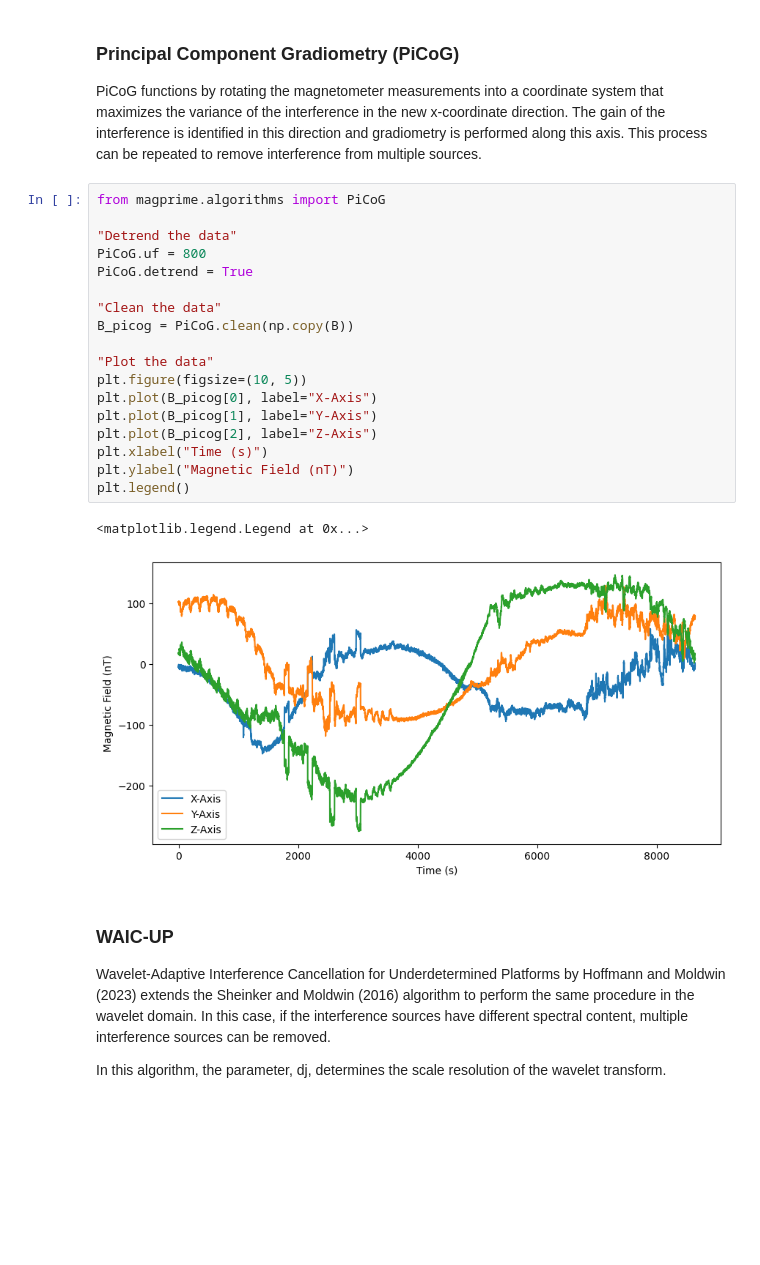
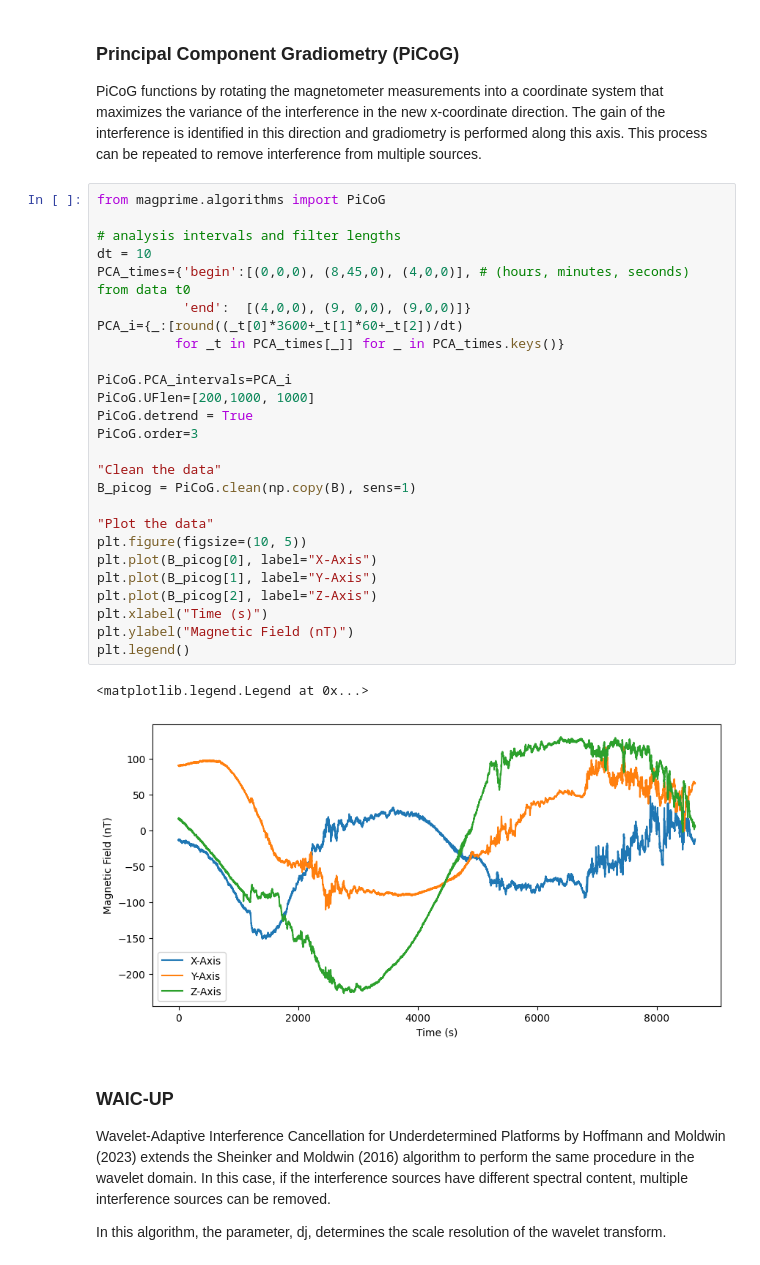
Before and after one commit to aphoffmann/MAGPRIME, a Jupyter notebook: magprime/examples/tutorial.ipynb, the cells around one changed output. Drawn from its saved outputs; the diff is of its cells as text; blank space fills up the shorter version.

Commit message:
Updated the tutorial with new Picog

```diff
--- a/magprime/examples/tutorial.ipynb
+++ b/magprime/examples/tutorial.ipynb
@@ -187,24 +162,32 @@ PiCoG functions by rotating the magnetometer measurements into a coordinate syst
 # %%
 from magprime.algorithms import PiCoG
 
-"Detrend the data"
-PiCoG.uf = 800
+# analysis intervals and filter lengths
+dt = 10
+PCA_times={'begin':[(0,0,0), (8,45,0), (4,0,0)], # (hours, minutes, seconds) from data t0
+           'end':  [(4,0,0), (9, 0,0), (9,0,0)]}
+PCA_i={_:[round((_t[0]*3600+_t[1]*60+_t[2])/dt)
+          for _t in PCA_times[_]] for _ in PCA_times.keys()}
+
+PiCoG.PCA_intervals=PCA_i
+PiCoG.UFlen=[200,1000, 1000]
 PiCoG.detrend = True
+PiCoG.order=3
 
 "Clean the data"
-B_picog = PiCoG.clean(np.copy(B))
+B_picog = PiCoG.clean(np.copy(B), sens=1)
 
 "Plot the data"
 plt.figure(figsize=(10, 5))
 plt.plot(B_picog[0], label="X-Axis")
 plt.plot(B_picog[1], label="Y-Axis")
 plt.plot(B_picog[2], label="Z-Axis")
 plt.xlabel("Time (s)")
 plt.ylabel("Magnetic Field (nT)")
 plt.legend()
 # %% [output]
 <matplotlib.legend.Legend at 0x...>
-[figure, old version]
+[figure, new version]
 # %% [markdown]
 ### WAIC-UP
 Wavelet-Adaptive Interference Cancellation for Underdetermined Platforms by Hoffmann and Moldwin (2023) extends the Sheinker and Moldwin (2016) algorithm to perform the same procedure in the wavelet domain. In this case, if the interference sources have different spectral content, multiple interference sources can be removed.
```
Also changed, not shown: parts of 4 cells of this notebook.
